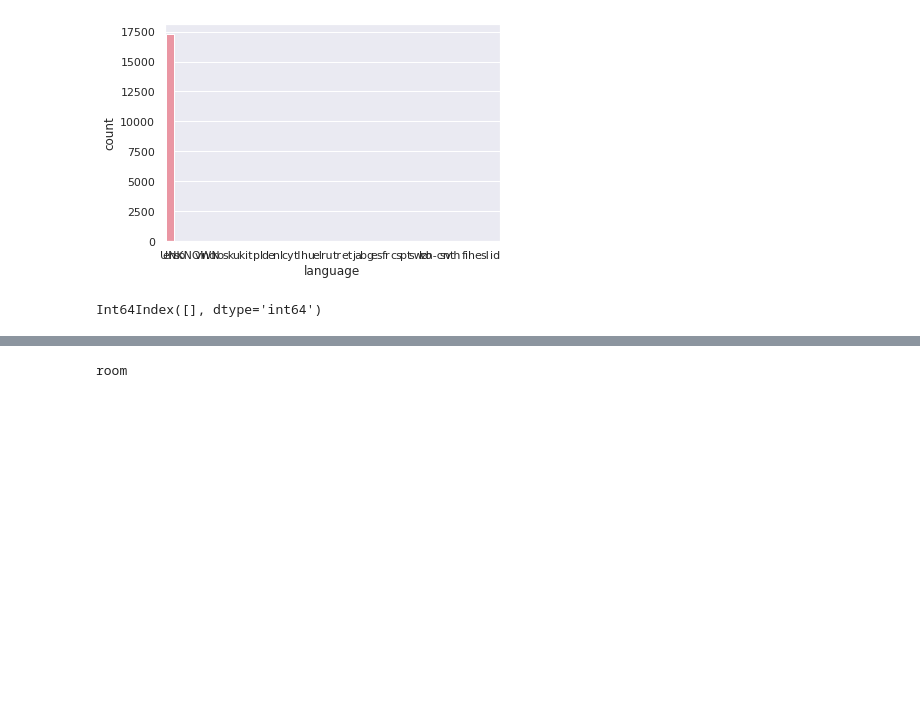
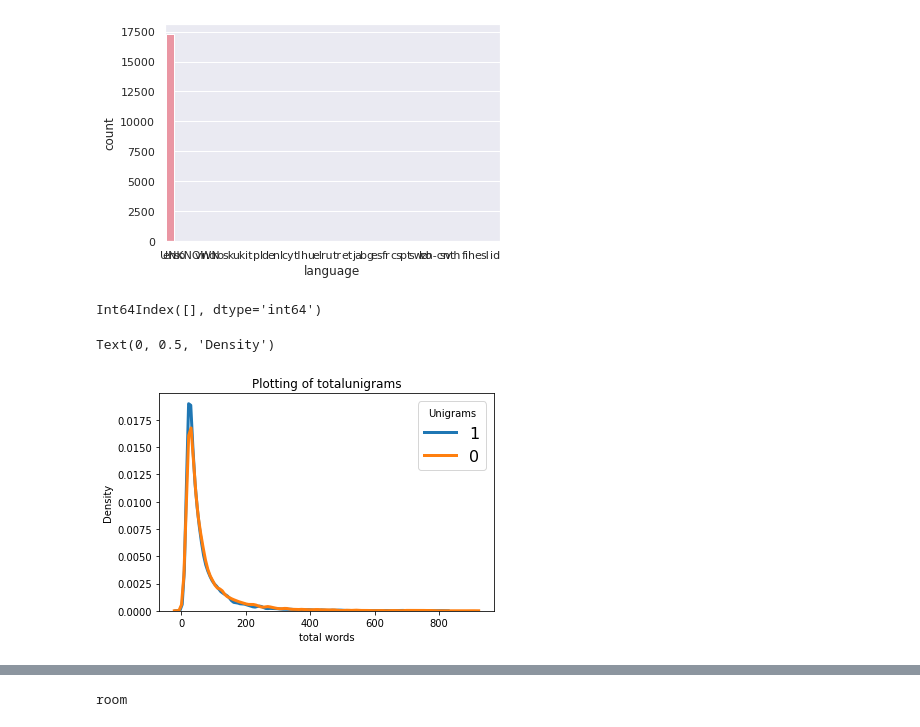
Before and after one commit to DB11051998/gamereview-sentiment, a Jupyter notebook: gamereview.ipynb, the cells around one changed output, grey strips where cells are left out. Cells and saved outputs as stored; diff of their text form; code cells hidden in the pictures; blank space fills up the shorter version.

```diff
--- a/gamereview.ipynb
+++ b/gamereview.ipynb
@@ -152,3 +157,10 @@ df_train[df_train.language!='en'].index
 Int64Index([], dtype='int64')
 # %%
 df_train.drop(index=df_train[df_train.language!='en'].index,axis=0,inplace=True)
+# %%
+
+df_tr_new=pd.read_csv(lis[6])
+# %%
+y=df_tr_new.user_review.apply(preprocess)
+# %%
+df_tr_new['Totalunigrams']=y
@@ -154,0 +170,19 @@ df_train.drop(index=df_train[df_train.language!='en'].index,axis=0,inplace=True)
+# %%
+
+suggestions = [1,0]
+
+for suggest in suggestions:
+    subset = df_tr_new[df_tr_new['user_suggestion'] == suggest]
+
+    sns.distplot(subset['Totalunigrams'], hist = False, kde = True,
+                 kde_kws = {'linewidth': 3},
+                 label = suggest)
+
+# Plot formatting
+plt.legend(prop={'size': 16}, title = 'Unigrams')
+plt.title('Plotting of totalunigrams')
+plt.xlabel('total words')
+plt.ylabel('Density')
+# %% [output]
+Text(0, 0.5, 'Density')
+[figure, added]
```
Also changed, not shown: parts of 26 cells of this notebook.
